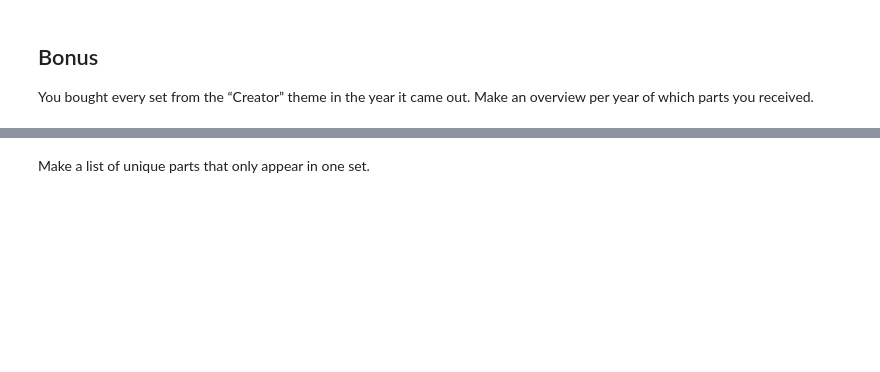
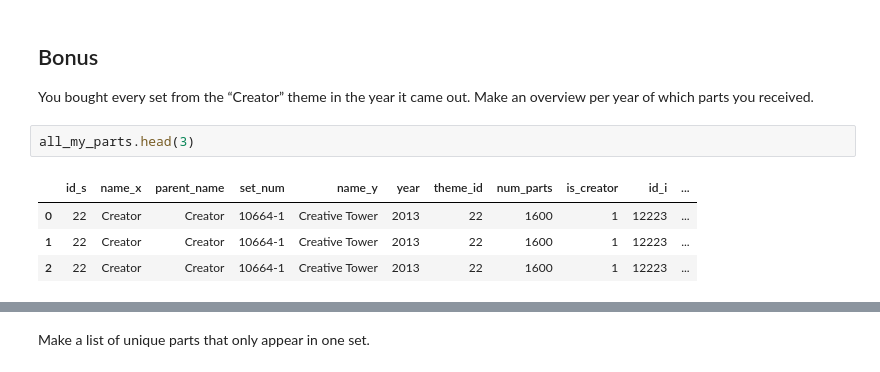
Before and after one commit to vstrien/1-meting-legocase, a Jupyter notebook: Uitwerkingen/Q4.ipynb, the cells around one changed output, grey strips where cells are left out. Drawn from its saved outputs; the diff is of its cells as text; blank space fills up the shorter version.

```diff
--- a/Uitwerkingen/Q4.ipynb
+++ b/Uitwerkingen/Q4.ipynb
@@ -643,6 +673,13 @@ df_piecesowned[['part', 'color', 'quantity_excess']].groupby(['part', 'color']).
 
 You bought every set from the “Creator” theme in the year it came out.
 Make an overview per year of which parts you received.
+# %%
+all_my_parts.head(3)
+# %% [output]
+|  | id_s | name_x | parent_name | set_num | name_y | year | theme_id | num_parts | is_creator | id_i | ... |
+| 0 | 22 | Creator | Creator | 10664-1 | Creative Tower | 2013 | 22 | 1600 | 1 | 12223 | ... |
+| 1 | 22 | Creator | Creator | 10664-1 | Creative Tower | 2013 | 22 | 1600 | 1 | 12223 | ... |
+| 2 | 22 | Creator | Creator | 10664-1 | Creative Tower | 2013 | 22 | 1600 | 1 | 12223 | ... |
 # %%
 # We had this one already:
 # all_my_parts = (creator_sets
```
Also changed, not shown: parts of 18 cells of this notebook.
